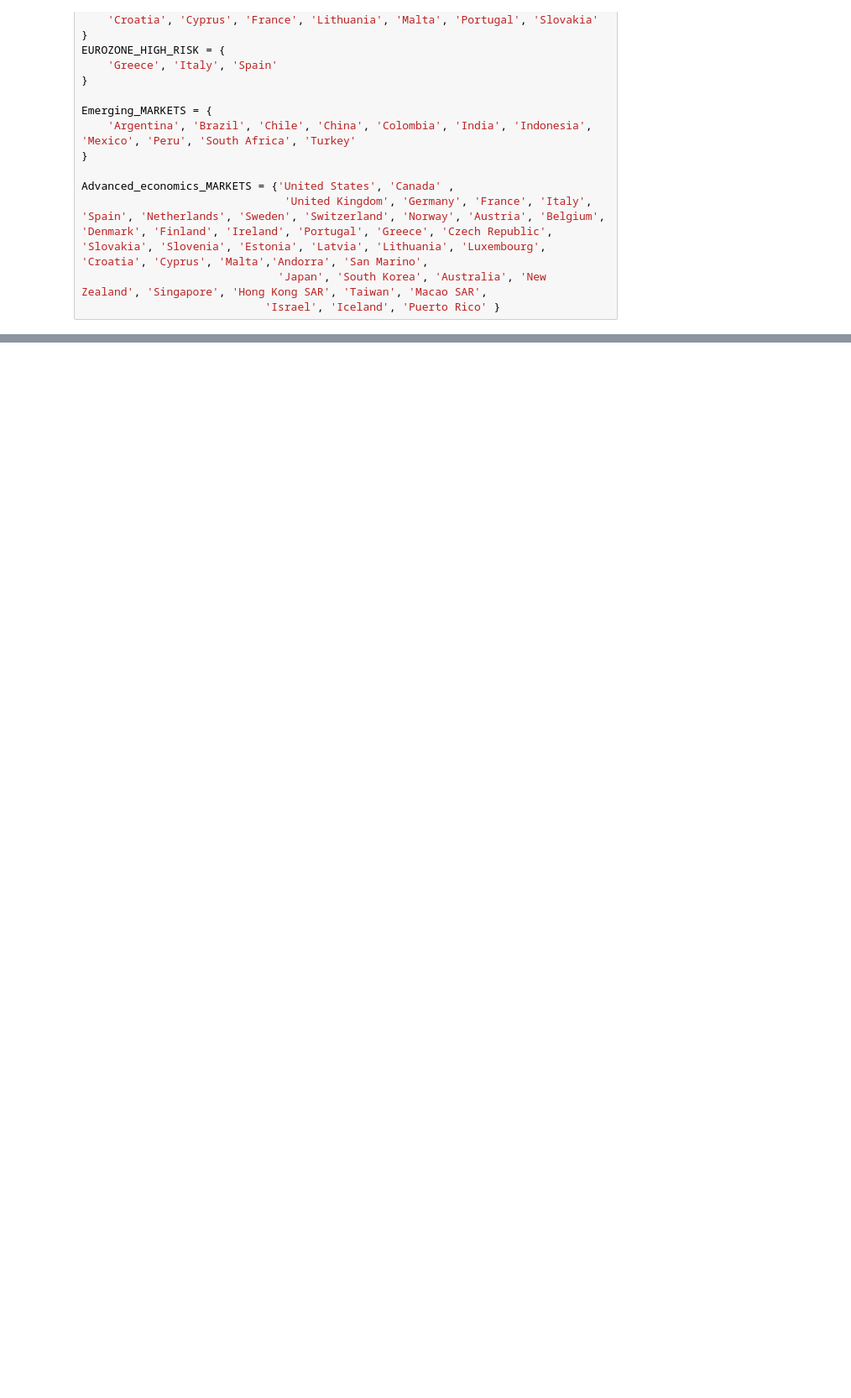
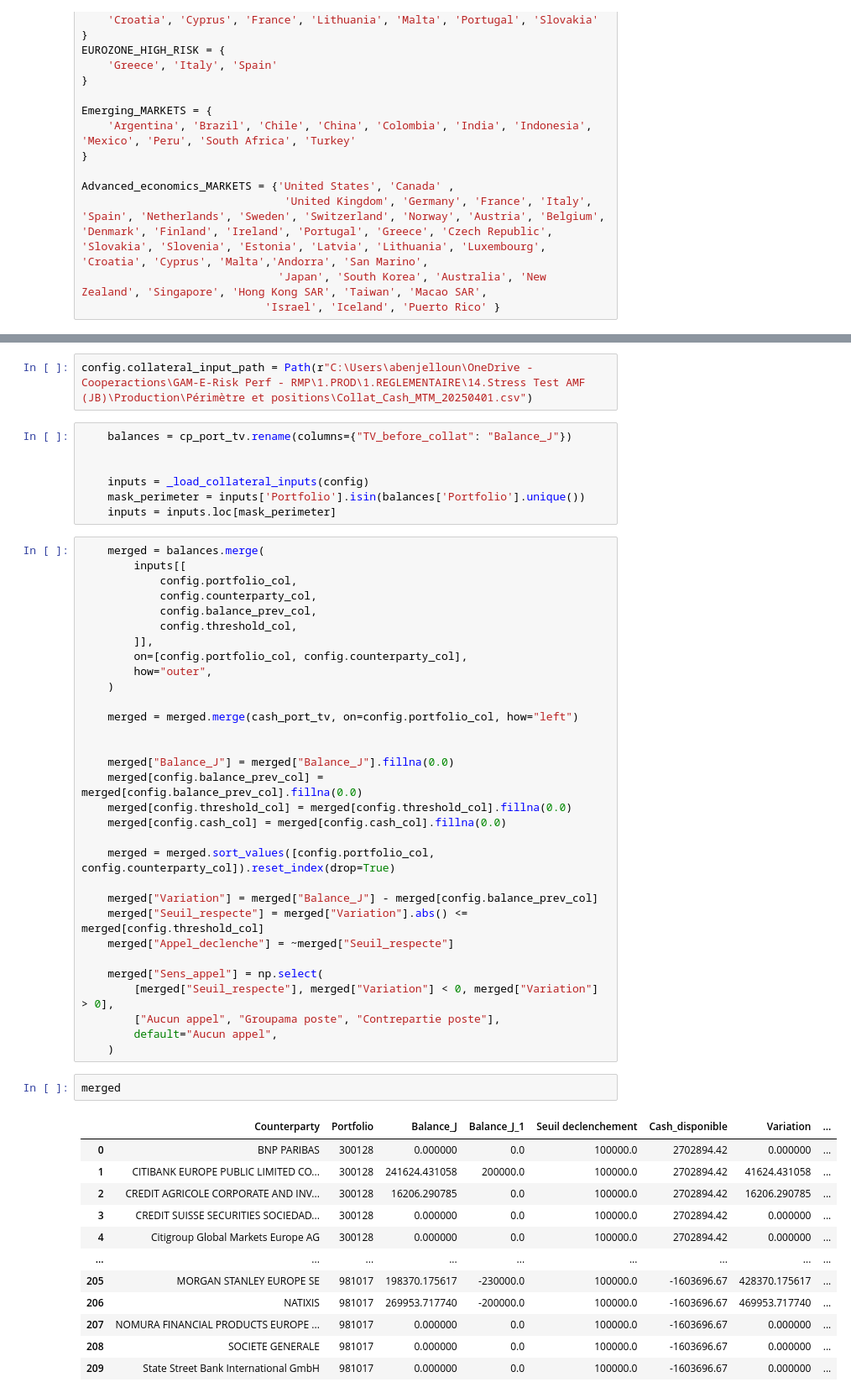
Before and after one commit to ayabenji/st_amf, a Jupyter notebook: stress_amf.ipynb, the cells around one changed output, grey strips where cells are left out. Shown at 84% size. Saved outputs shown, nothing was run; the diff lists cells and outputs as text; blank space fills up the shorter version.

Commit message:
gestion de collat avec fonds monetaires

```diff
--- a/stress_amf.ipynb
+++ b/stress_amf.ipynb
@@ -642,0 +966,55 @@ Advanced_economics_MARKETS = {'United States', 'Canada' ,
+# %%
+config.collateral_input_path = Path(r"C:\Users\abenjelloun\OneDrive - Cooperactions\GAM-E-Risk Perf - RMP\1.PROD\1.REGLEMENTAIRE\14.Stress Test AMF (JB)\Production\Périmètre et positions\Collat_Cash_MTM_20250401.csv")
+# %%
+    balances = cp_port_tv.rename(columns={"TV_before_collat": "Balance_J"})
+
+
+    inputs = _load_collateral_inputs(config)
+    mask_perimeter = inputs['Portfolio'].isin(balances['Portfolio'].unique())
+    inputs = inputs.loc[mask_perimeter]
+# %%
+    merged = balances.merge(
+        inputs[[
+            config.portfolio_col,
+            config.counterparty_col,
+            config.balance_prev_col,
+            config.threshold_col,
+        ]],
+        on=[config.portfolio_col, config.counterparty_col],
+        how="outer",
+    )
+
+    merged = merged.merge(cash_port_tv, on=config.portfolio_col, how="left")
+
+
+    merged["Balance_J"] = merged["Balance_J"].fillna(0.0)
+    merged[config.balance_prev_col] = merged[config.balance_prev_col].fillna(0.0)
+    merged[config.threshold_col] = merged[config.threshold_col].fillna(0.0)
+    merged[config.cash_col] = merged[config.cash_col].fillna(0.0)
+
+    merged = merged.sort_values([config.portfolio_col, config.counterparty_col]).reset_index(drop=True)
+
+    merged["Variation"] = merged["Balance_J"] - merged[config.balance_prev_col]
+    merged["Seuil_respecte"] = merged["Variation"].abs() <= merged[config.threshold_col]
+    merged["Appel_declenche"] = ~merged["Seuil_respecte"]
+
+    merged["Sens_appel"] = np.select(
+        [merged["Seuil_respecte"], merged["Variation"] < 0, merged["Variation"] > 0],
+        ["Aucun appel", "Groupama poste", "Contrepartie poste"],
+        default="Aucun appel",
+    )
+# %%
+merged
+# %% [output]
+|  | Counterparty | Portfolio | Balance_J | Balance_J_1 | Seuil declenchement | Cash_disponible | Variation | ... |
+| 0 | BNP PARIBAS | 300128 | 0.000000 | 0.0 | 100000.0 | 2702894.42 | 0.000000 | ... |
+| 1 | CITIBANK EUROPE PUBLIC LIMITED CO... | 300128 | 241624.431058 | 200000.0 | 100000.0 | 2702894.42 | 41624.431058 | ... |
+| 2 | CREDIT AGRICOLE CORPORATE AND INV... | 300128 | 16206.290785 | 0.0 | 100000.0 | 2702894.42 | 16206.290785 | ... |
+| 3 | CREDIT SUISSE SECURITIES SOCIEDAD... | 300128 | 0.000000 | 0.0 | 100000.0 | 2702894.42 | 0.000000 | ... |
+| 4 | Citigroup Global Markets Europe AG | 300128 | 0.000000 | 0.0 | 100000.0 | 2702894.42 | 0.000000 | ... |
+| ... | ... | ... | ... | ... | ... | ... | ... | ... |
+| 205 | MORGAN STANLEY EUROPE SE | 981017 | 198370.175617 | -230000.0 | 100000.0 | -1603696.67 | 428370.175617 | ... |
+| 206 | NATIXIS | 981017 | 269953.717740 | -200000.0 | 100000.0 | -1603696.67 | 469953.717740 | ... |
+| 207 | NOMURA FINANCIAL PRODUCTS EUROPE ... | 981017 | 0.000000 | 0.0 | 100000.0 | -1603696.67 | 0.000000 | ... |
+| 208 | SOCIETE GENERALE | 981017 | 0.000000 | 0.0 | 100000.0 | -1603696.67 | 0.000000 | ... |
+| 209 | State Street Bank International GmbH | 981017 | 0.000000 | 0.0 | 100000.0 | -1603696.67 | 0.000000 | ... |
```
Also changed, not shown: parts of 9 cells of this notebook, 3 other files.
